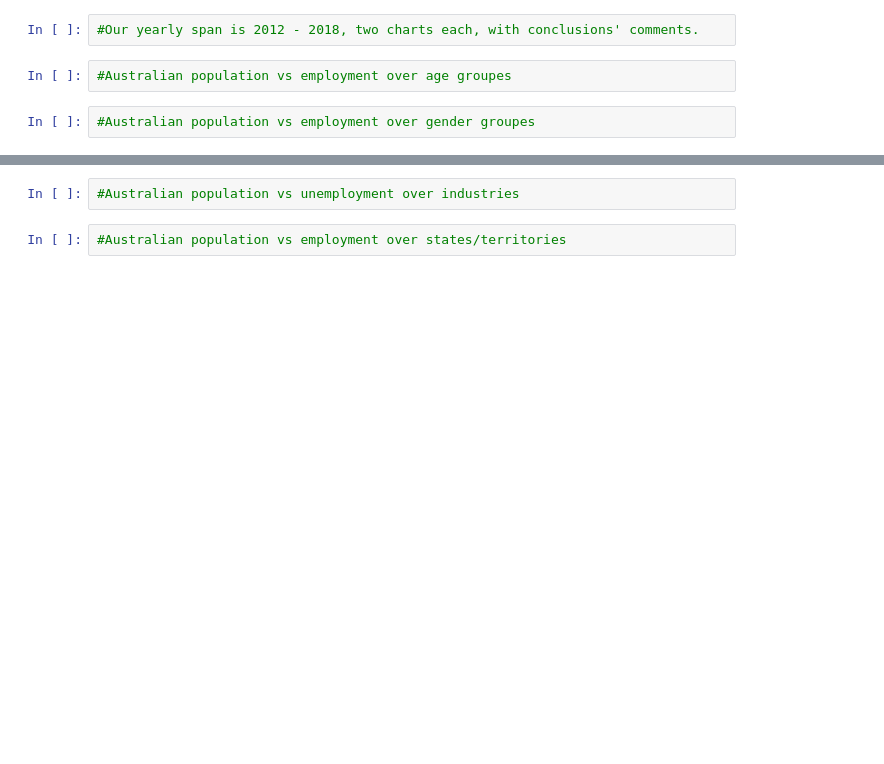
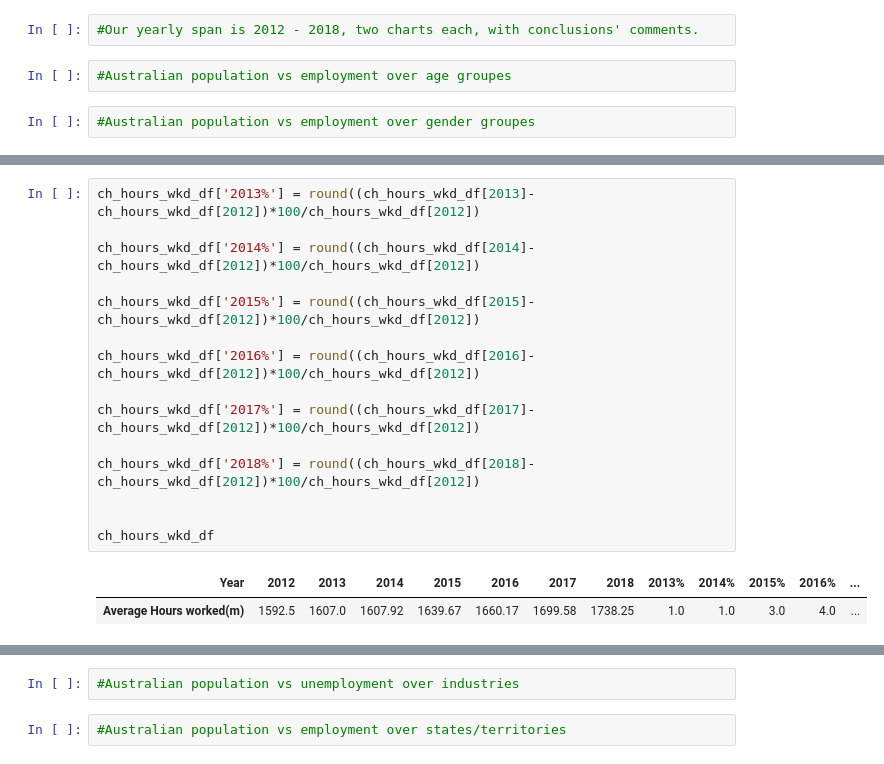
Before and after one commit to tonyzhao668/adventure, a Jupyter notebook: adventure.ipynb, the cells around one changed output, grey strips where cells are left out. Cells and saved outputs as stored; diff of their text form; blank space fills up the shorter version.

```diff
--- a/adventure.ipynb
+++ b/adventure.ipynb
@@ -21,0 +64,18 @@ from matplotlib import pyplot as plt
+# %%
+ch_hours_wkd_df['2013%'] = round((ch_hours_wkd_df[2013]-ch_hours_wkd_df[2012])*100/ch_hours_wkd_df[2012])
+
+ch_hours_wkd_df['2014%'] = round((ch_hours_wkd_df[2014]-ch_hours_wkd_df[2012])*100/ch_hours_wkd_df[2012])
+
+ch_hours_wkd_df['2015%'] = round((ch_hours_wkd_df[2015]-ch_hours_wkd_df[2012])*100/ch_hours_wkd_df[2012])
+
+ch_hours_wkd_df['2016%'] = round((ch_hours_wkd_df[2016]-ch_hours_wkd_df[2012])*100/ch_hours_wkd_df[2012])
+
+ch_hours_wkd_df['2017%'] = round((ch_hours_wkd_df[2017]-ch_hours_wkd_df[2012])*100/ch_hours_wkd_df[2012])
+
+ch_hours_wkd_df['2018%'] = round((ch_hours_wkd_df[2018]-ch_hours_wkd_df[2012])*100/ch_hours_wkd_df[2012])
+
+
+ch_hours_wkd_df
+# %% [output]
+| Year | 2012 | 2013 | 2014 | 2015 | 2016 | 2017 | 2018 | 2013% | 2014% | 2015% | 2016% | ... |
+| Average Hours worked(m) | 1592.5 | 1607.0 | 1607.92 | 1639.67 | 1660.17 | 1699.58 | 1738.25 | 1.0 | 1.0 | 3.0 | 4.0 | ... |
```
Also changed, not shown: parts of 5 cells of this notebook, 2 other files.
